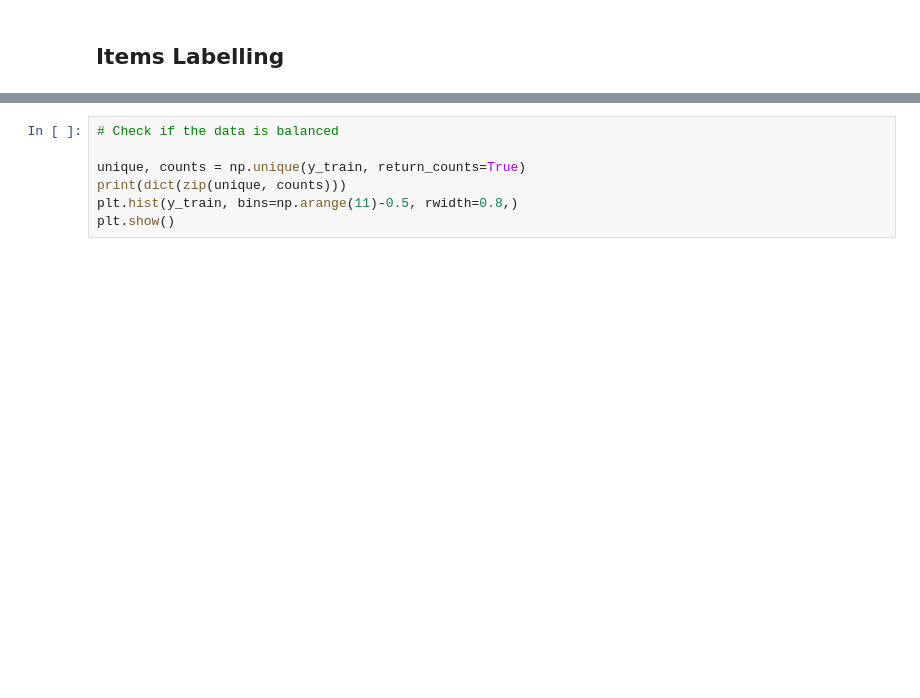
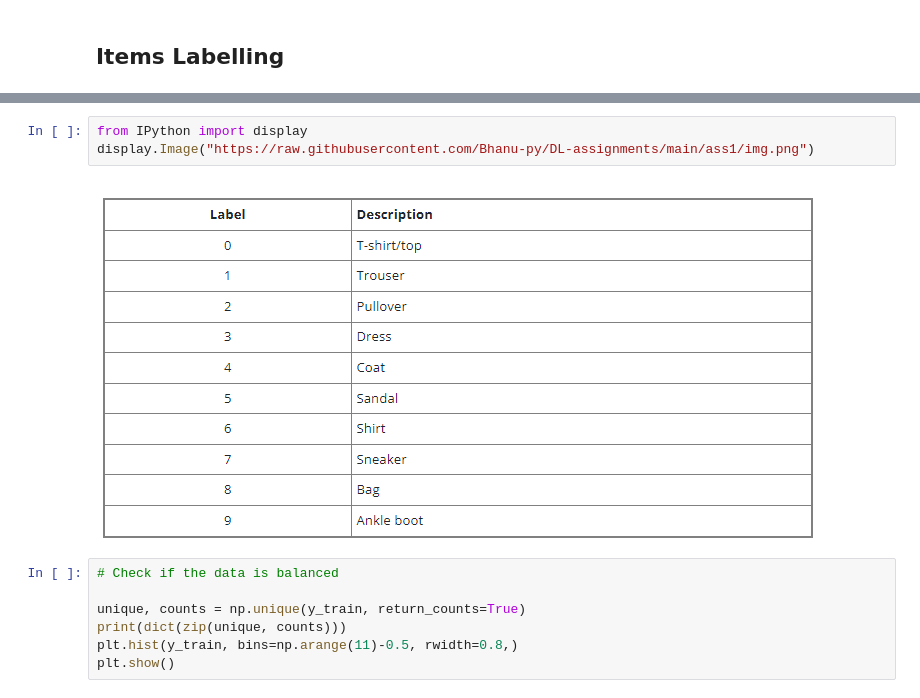
Before and after one commit to Bhanu-py/DL-assignments, a Jupyter notebook: ass1/main.ipynb, the cells around one changed output, grey strips where cells are left out. Saved outputs shown, nothing was run; the diff lists cells and outputs as text; blank space fills up the shorter version.

```diff
--- a/ass1/main.ipynb
+++ b/ass1/main.ipynb
@@ -38,3 +36,8 @@ print(y_test.shape)
+# %%
+from IPython import display
+display.Image("https://raw.githubusercontent.com/Bhanu-py/DL-assignments/main/ass1/img.png")
+# %% [output]
+[figure, added]
 # %%
 # Check if the data is balanced
 
```
Also changed, not shown: parts of 1 cell of this notebook.
